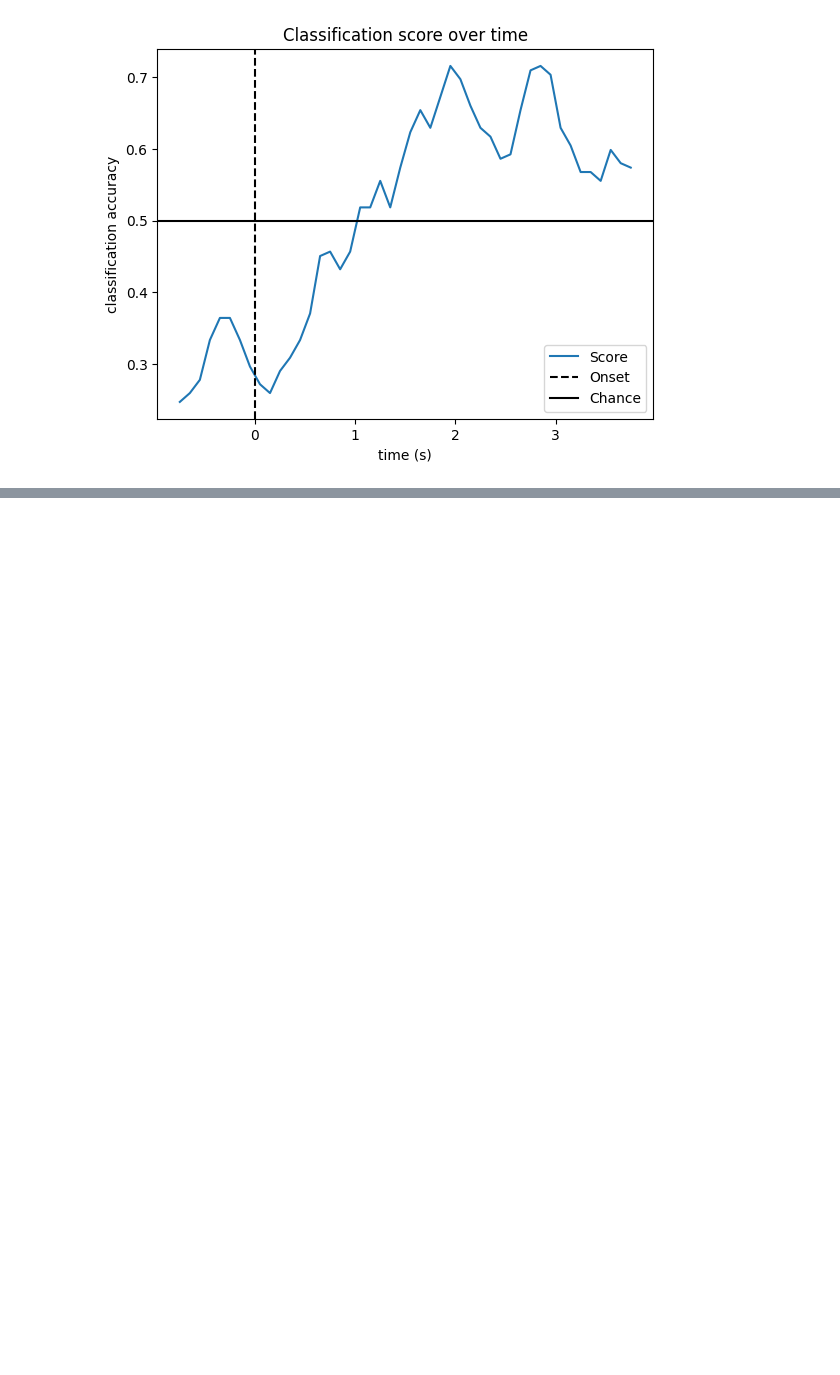
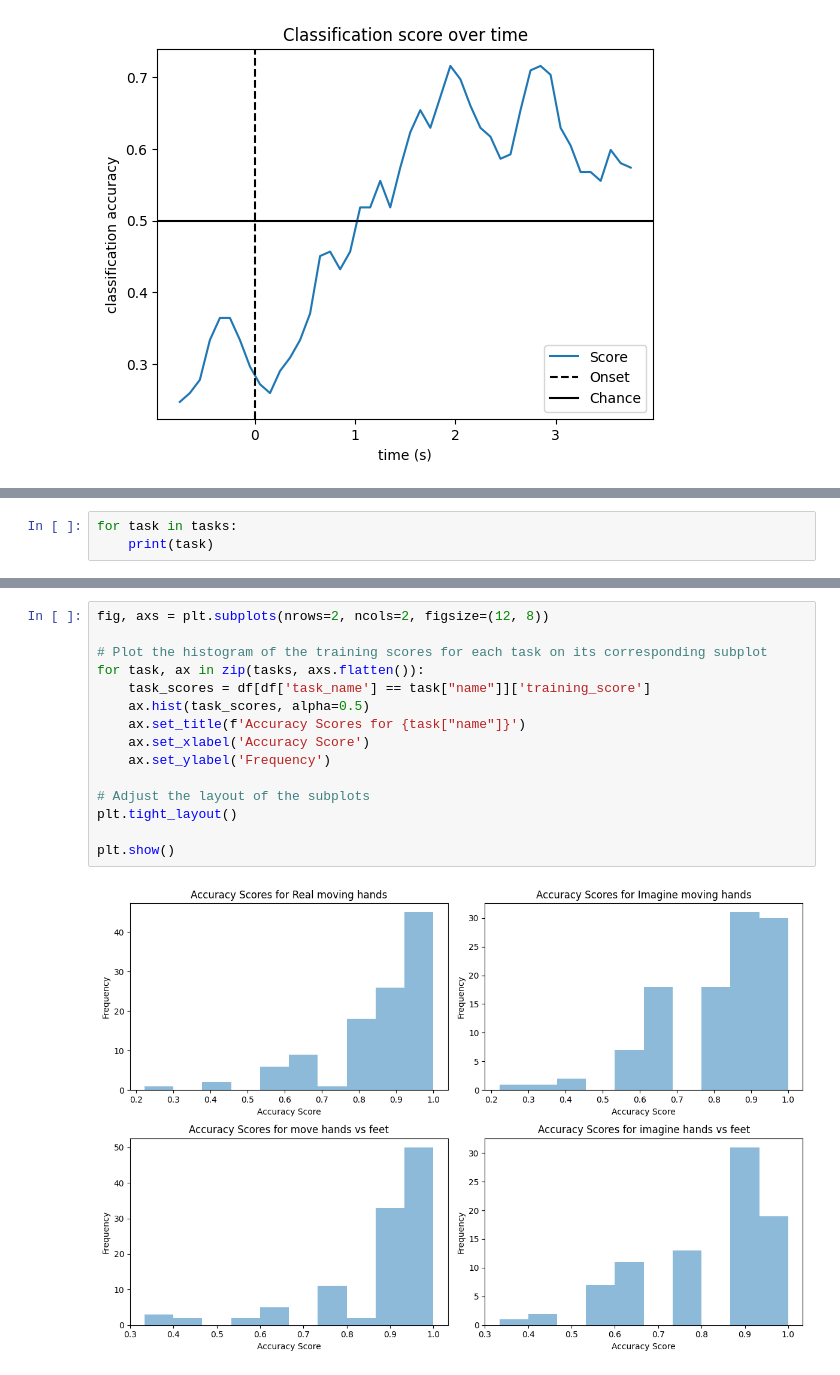
Before and after one commit to deyaberger/total_perspectiv_vortex, a Jupyter notebook: src/treatment.ipynb, the cells around one changed output, grey strips where cells are left out. Saved outputs shown, nothing was run; the diff lists cells and outputs as text; blank space fills up the shorter version.

```diff
--- a/src/treatment.ipynb
+++ b/src/treatment.ipynb
@@ -299,0 +284,3 @@ df.loc[df['subject'] == 2]
+# %%
+for task in tasks:
+    print(task)
@@ -299,0 +292,17 @@ df.loc[df['subject'] == 2]
+# %%
+fig, axs = plt.subplots(nrows=2, ncols=2, figsize=(12, 8))
+
+# Plot the histogram of the training scores for each task on its corresponding subplot
+for task, ax in zip(tasks, axs.flatten()):
+    task_scores = df[df['task_name'] == task["name"]]['training_score']
+    ax.hist(task_scores, alpha=0.5)
+    ax.set_title(f'Accuracy Scores for {task["name"]}')
+    ax.set_xlabel('Accuracy Score')
+    ax.set_ylabel('Frequency')
+
+# Adjust the layout of the subplots
+plt.tight_layout()
+
+plt.show()
+# %% [output]
+[figure, added]
```
Also changed, not shown: parts of 9 cells of this notebook, 5 other files.
